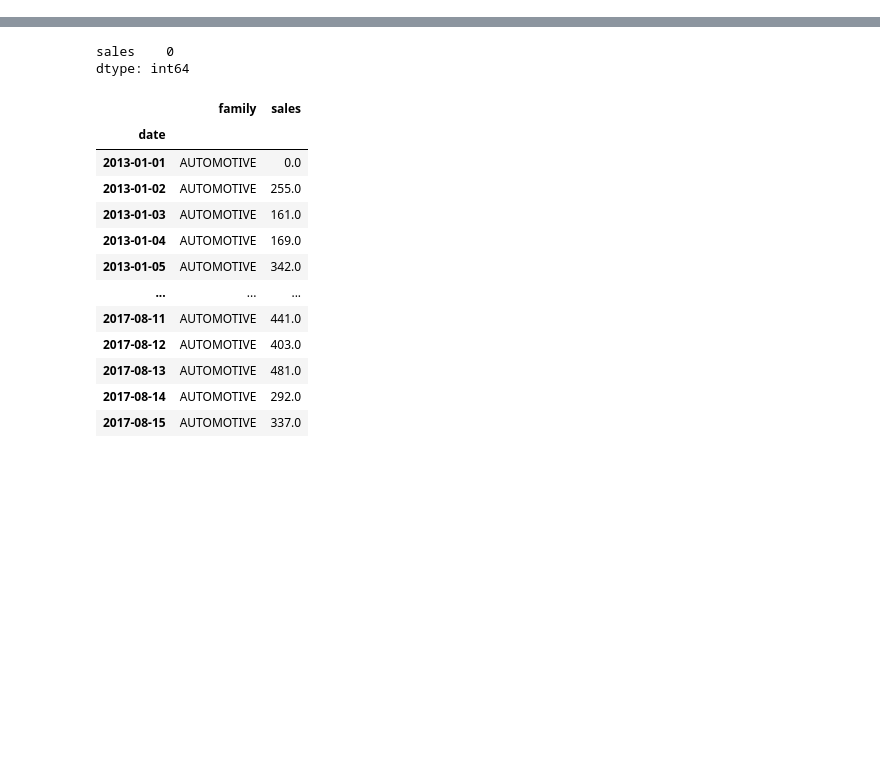
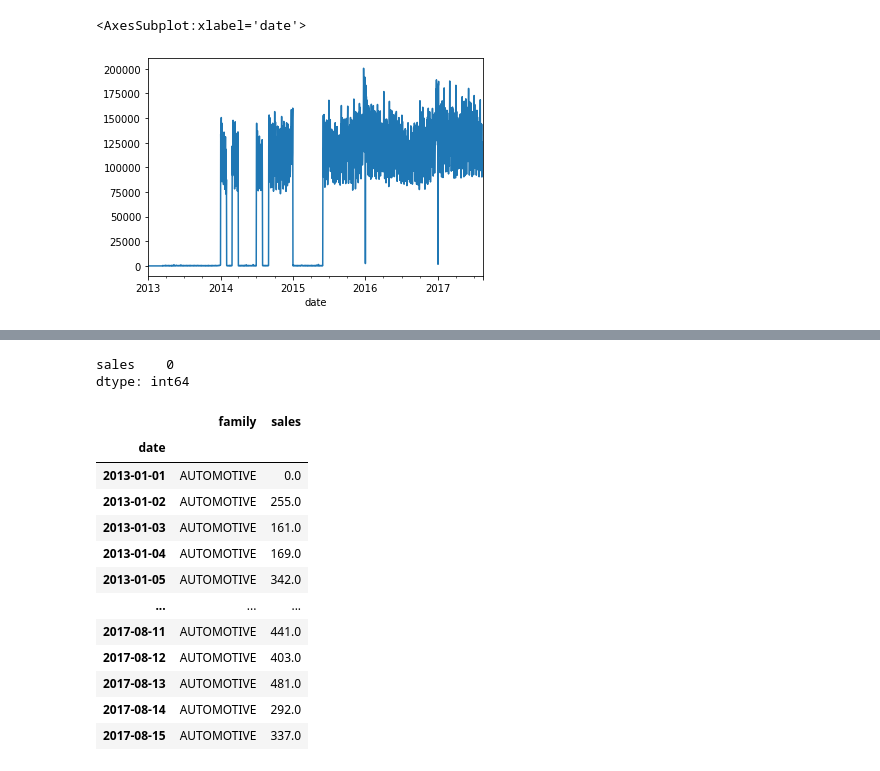
Before and after one commit to matheusfsa/time_series_kedro, a Jupyter notebook: notebooks/eda.ipynb, the cells around one changed output, grey strips where cells are left out. Cells and saved outputs as stored; diff of their text form; code cells hidden in the pictures; blank space fills up the shorter version.

```diff
--- a/notebooks/eda.ipynb
+++ b/notebooks/eda.ipynb
@@ -19,0 +52,5 @@ transactions = catalog.load("transactions")
+# %%
+prepared_data[prepared_data.family == series_ids[0]].set_index("date").sales.plot()
+# %% [output]
+<AxesSubplot:xlabel='date'>
+[figure, added]
```
Also changed, not shown: parts of 16 cells of this notebook, 7 other files.
